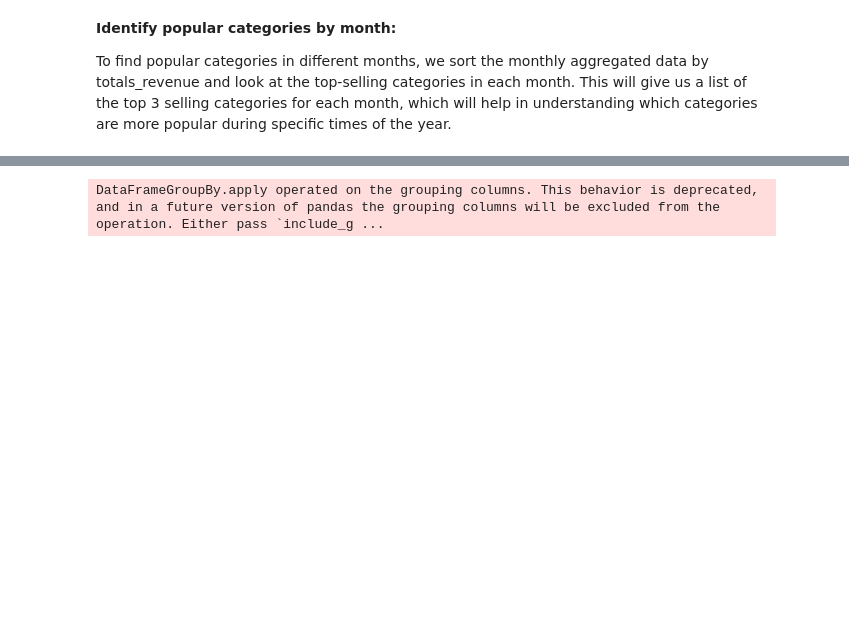
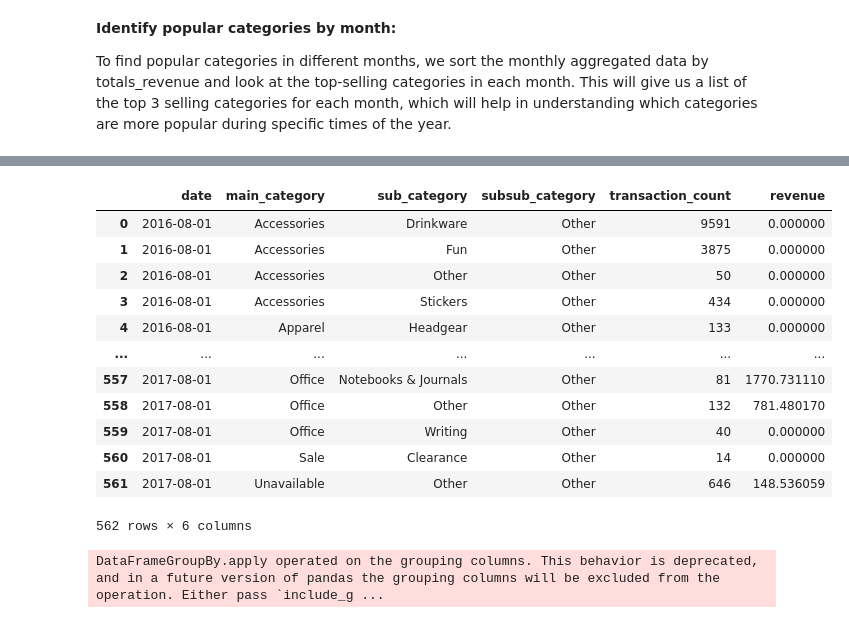
Before and after one commit to abnerthen/DSA3101-E-commerce, a Jupyter notebook: Subgroup_A/Q1/Part_1/Q1a_modelling.ipynb, the cells around one changed output, grey strips where cells are left out. Cells and saved outputs as stored; diff of their text form; code cells hidden in the pictures; blank space fills up the shorter version.

```diff
--- a/Subgroup_A/Q1/Part_1/Q1a_modelling.ipynb
+++ b/Subgroup_A/Q1/Part_1/Q1a_modelling.ipynb
@@ -251 +83,17 @@ monthly_sales
+# %%
+agg_sales_by_cat
+# %% [output]
+|  | date | main_category | sub_category | subsub_category | transaction_count | revenue |
+| 0 | 2016-08-01 | Accessories | Drinkware | Other | 9591 | 0.000000 |
+| 1 | 2016-08-01 | Accessories | Fun | Other | 3875 | 0.000000 |
+| 2 | 2016-08-01 | Accessories | Other | Other | 50 | 0.000000 |
+| 3 | 2016-08-01 | Accessories | Stickers | Other | 434 | 0.000000 |
+| 4 | 2016-08-01 | Apparel | Headgear | Other | 133 | 0.000000 |
+| ... | ... | ... | ... | ... | ... | ... |
+| 557 | 2017-08-01 | Office | Notebooks & Journals | Other | 81 | 1770.731110 |
+| 558 | 2017-08-01 | Office | Other | Other | 132 | 781.480170 |
+| 559 | 2017-08-01 | Office | Writing | Other | 40 | 0.000000 |
+| 560 | 2017-08-01 | Sale | Clearance | Other | 14 | 0.000000 |
+| 561 | 2017-08-01 | Unavailable | Other | Other | 646 | 148.536059 |
+562 rows × 6 columns
 # %%
```
Also changed, not shown: parts of 39 cells of this notebook, 1 other file.
